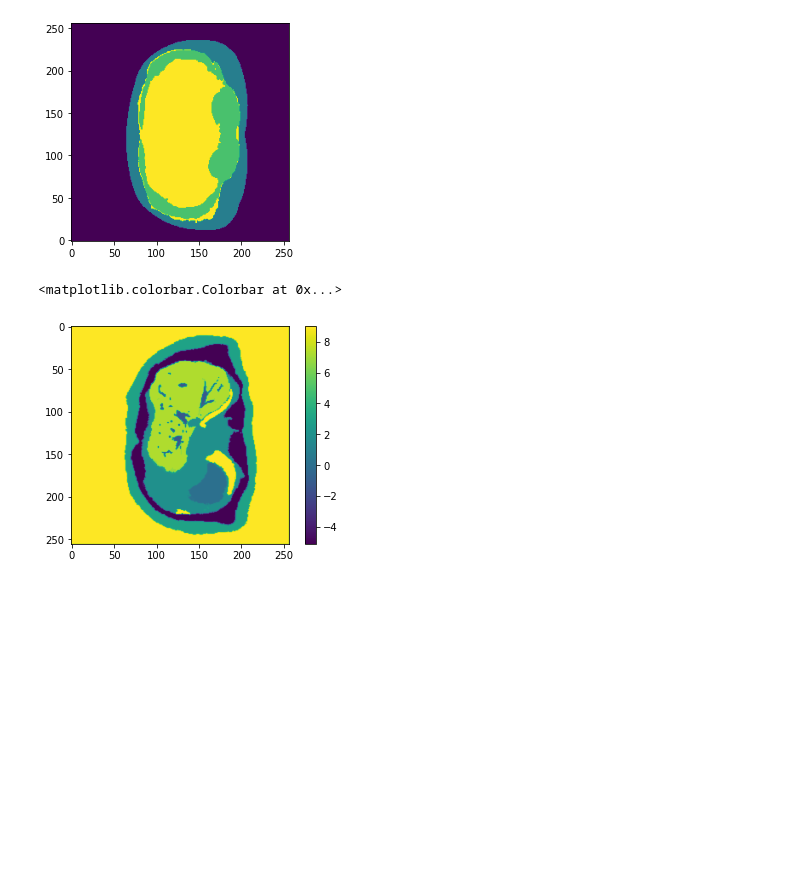
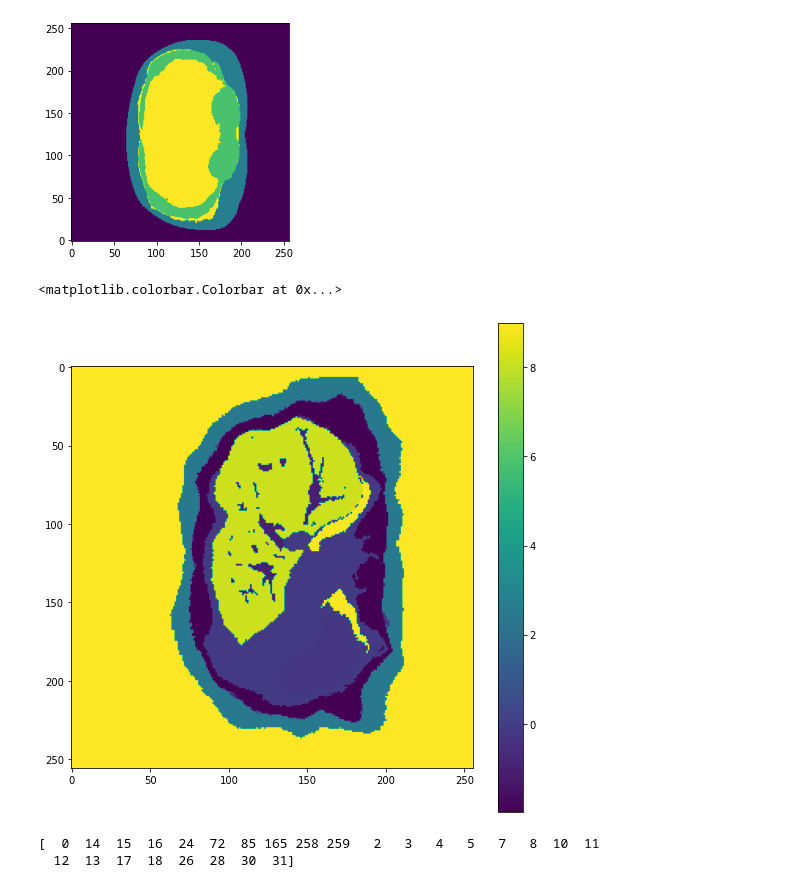
Before and after one commit to cjbueloMP/lab2im, a Jupyter notebook: generate_data.ipynb, the cells around one changed output. Cells and saved outputs as stored; diff of their text form; code cells hidden in the pictures; blank space fills up the shorter version.

```diff
--- a/generate_data.ipynb
+++ b/generate_data.ipynb
@@ -97,10 +97,16 @@ for n in range(n_eval):
     save_volume(im, liver_generator.aff, liver_generator.header, os.path.join(eval_dir, 'chi_%s.nii.gz' % n))
     save_volume(lab, liver_generator.aff, liver_generator.header, os.path.join(eval_dir, 'chi_labels_%s.nii.gz' % n))
 # %%
-liver = nb.load('/raid/generated_images_110320/train/chi_1.nii.gz')
+liver = nb.load('/raid/generated_images_110320/train/chi_7.nii.gz')
 liver = np.array(liver.dataobj)
+plt.figure(figsize=[9,9])
 plt.imshow(liver[:,:,160])
 plt.colorbar()
 # %% [output]
 <matplotlib.colorbar.Colorbar at 0x...>
-[figure, old version]
+[figure, new version]
+# %%
+print(np.load('./tutorials/data_example/generation_labels.npy'))
+# %% [output]
+[  0  14  15  16  24  72  85 165 258 259   2   3   4   5   7   8  10  11
+  12  13  17  18  26  28  30  31]
```
Also changed, not shown: 4 other files.
